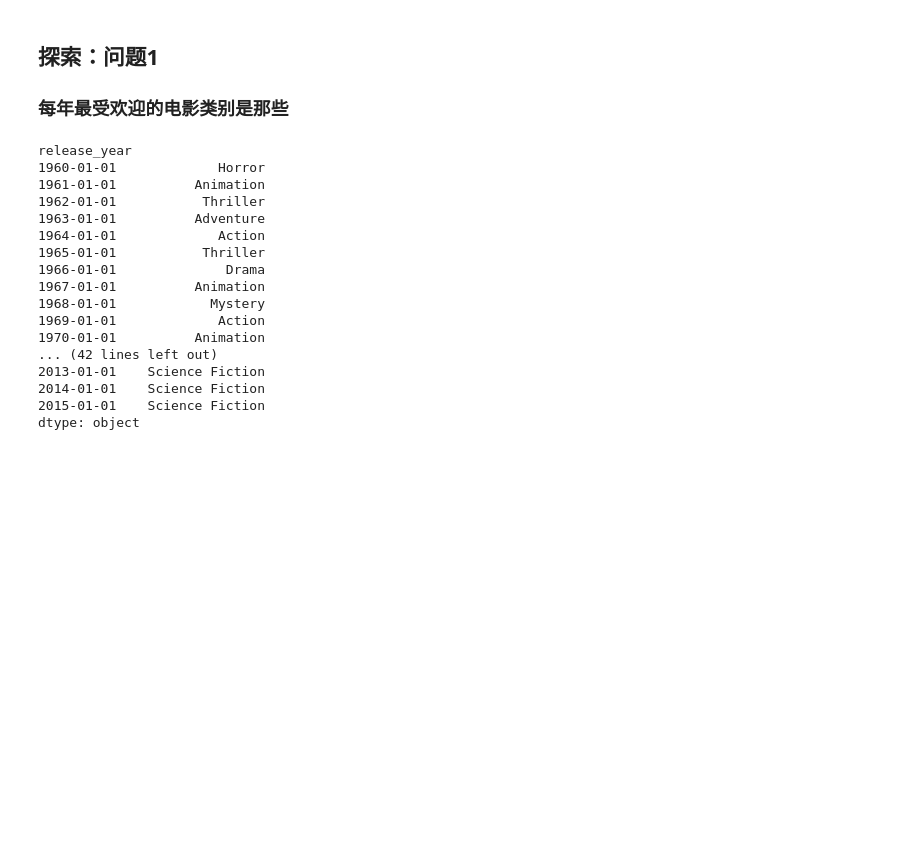
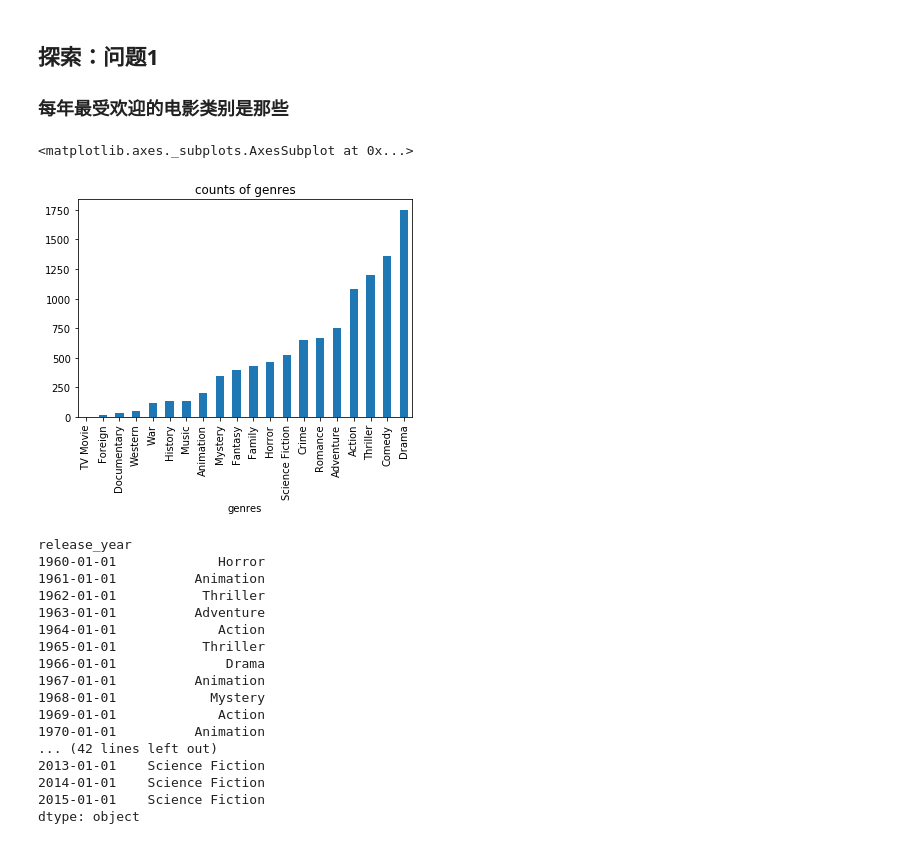
Before and after one commit to ghtian/tmdb-report, a Jupyter notebook: tmdb-mainreport.ipynb, the cells around one changed output. Saved outputs shown, nothing was run; the diff lists cells and outputs as text; code cells hidden in the pictures; blank space fills up the shorter version.

```diff
--- a/tmdb-mainreport.ipynb
+++ b/tmdb-mainreport.ipynb
@@ -113,6 +113,13 @@ genres = genres.reset_index(level=0).set_index('level_0').rename(columns={0:'gen
 #合并数据
 df_genres = genres.join(t_movies.drop('genres', axis=1))
 #df_genres.head()
+# %%
+# 统计出各类电影的数量分布情况
+genres_count = df_genres.groupby('genres').id.count().sort_values()
+genres_count.plot(y='counts', title='counts of genres', kind='bar')
+# %% [output]
+<matplotlib.axes._subplots.AxesSubplot at 0x...>
+[figure, added]
 # %%
 # 获得每年最受欢迎的影片类型(unstack()：取消堆叠)
 genres_pop = df_genres.groupby(['release_year', 'genres'])['popularity'].mean()
```
Also changed, not shown: parts of 2 cells of this notebook.
